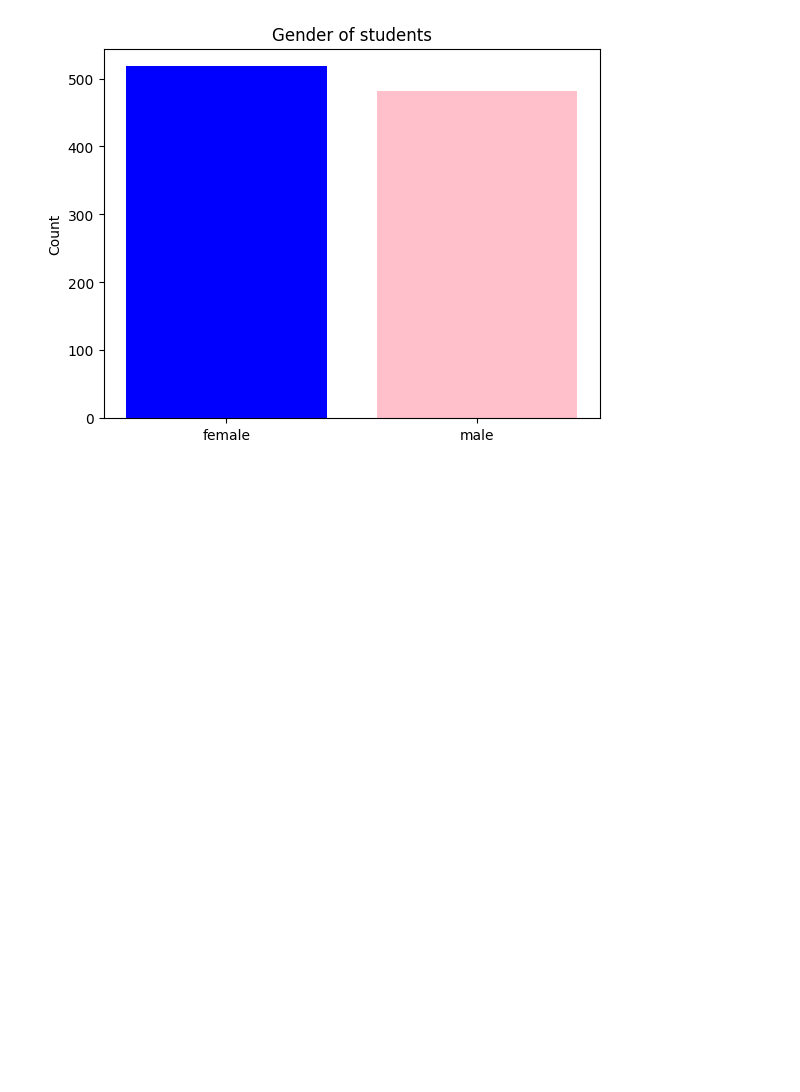
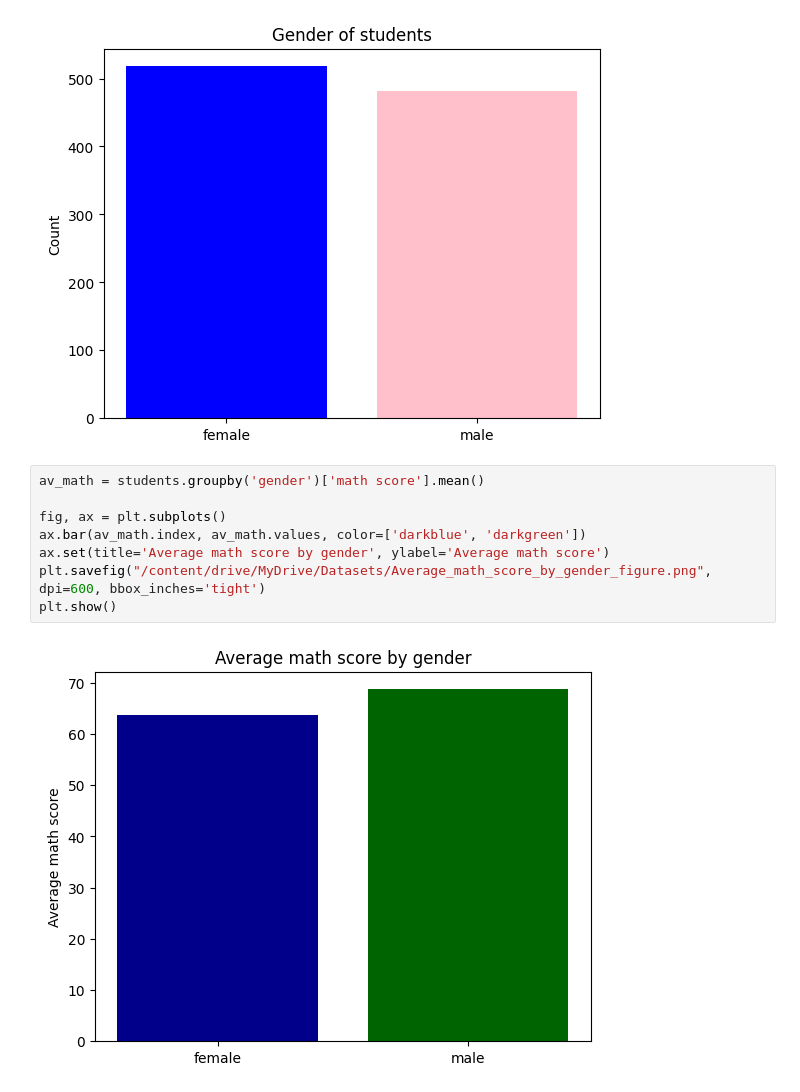
Before and after one commit to smchakma/ResearchWithSkillMoprh, a Jupyter notebook: Matplotlib_and_Seaborn.ipynb, the cells around one changed output. Drawn from its saved outputs; the diff is of its cells as text; blank space fills up the shorter version.

```diff
--- a/Matplotlib_and_Seaborn.ipynb
+++ b/Matplotlib_and_Seaborn.ipynb
@@ -82,3 +82,13 @@ plt.savefig("/content/drive/MyDrive/Datasets/Gender_figure.png", dpi=300, bbox_i
 plt.show()
 # %% [output]
 [figure]
+# %%
+av_math = students.groupby('gender')['math score'].mean()
+
+fig, ax = plt.subplots()
+ax.bar(av_math.index, av_math.values, color=['darkblue', 'darkgreen'])
+ax.set(title='Average math score by gender', ylabel='Average math score')
+plt.savefig("/content/drive/MyDrive/Datasets/Average_math_score_by_gender_figure.png", dpi=600, bbox_inches='tight')
+plt.show()
+# %% [output]
+[figure, added]
```
